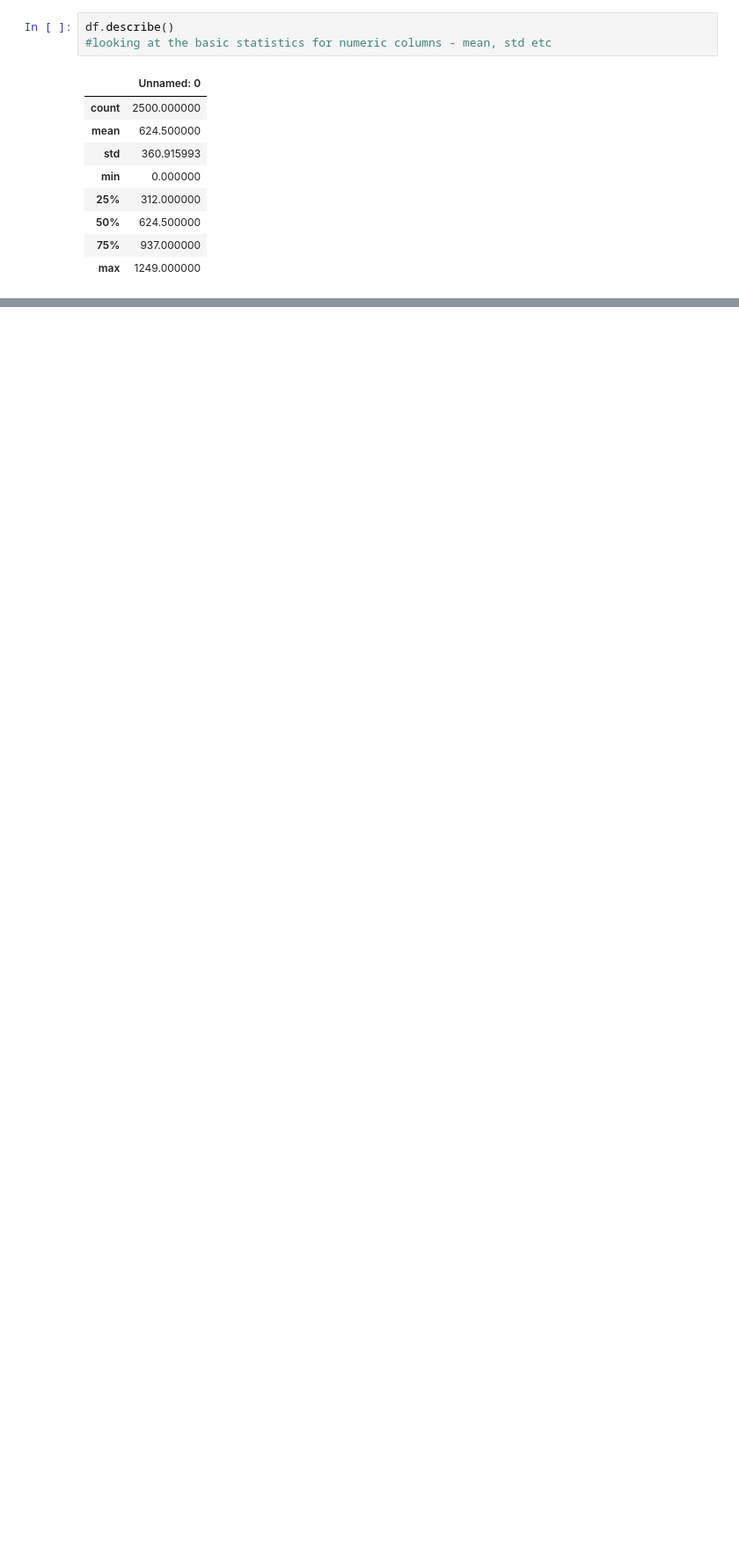
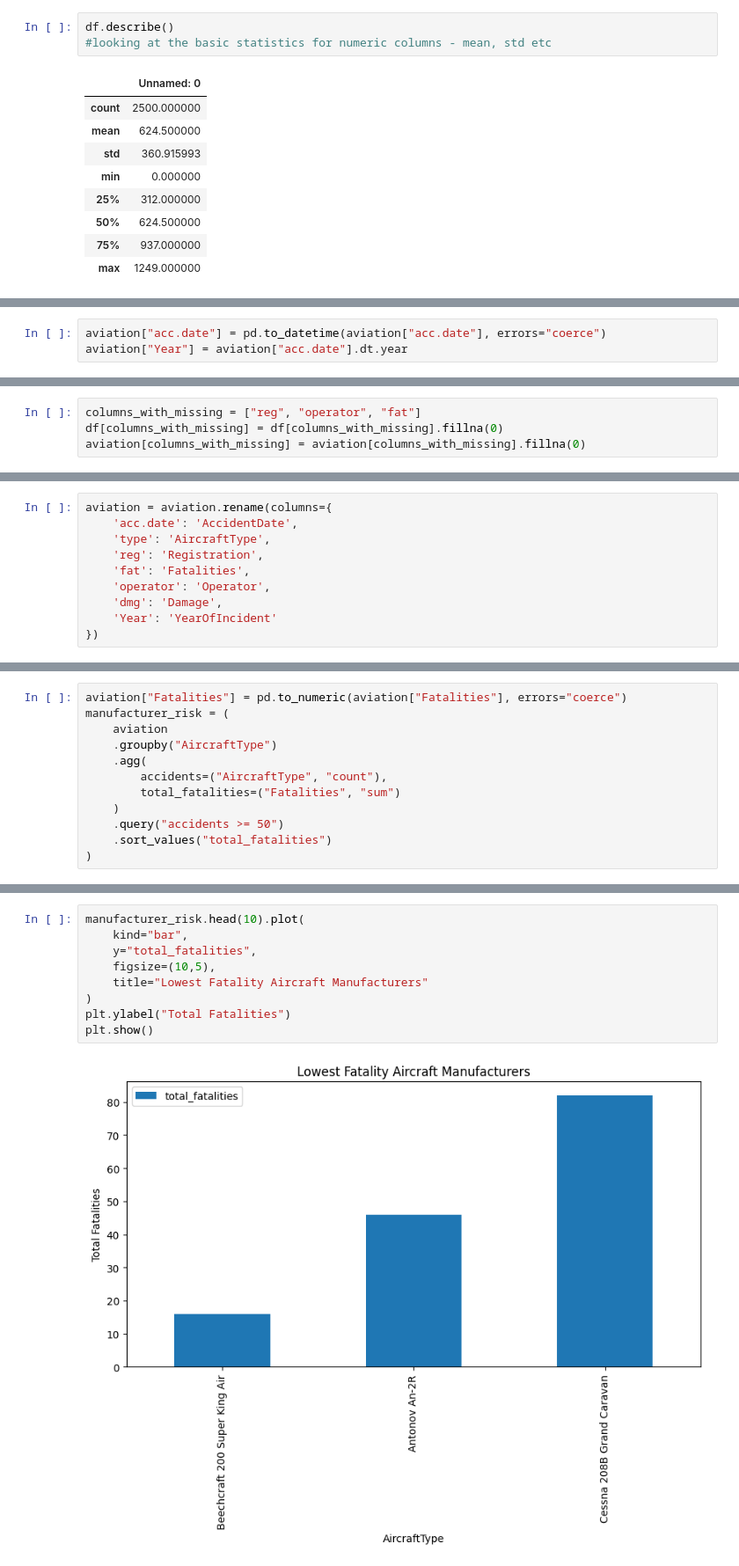
Before and after one commit to nyaruanda/Phase1_Aviation_Project, a Jupyter notebook: Aviation_risk_Analysis.ipynb, the cells around one changed output, grey strips where cells are left out. Shown at 88% size. Saved outputs shown, nothing was run; the diff lists cells and outputs as text; blank space fills up the shorter version.

Commit message:
Added Aviation Risk Analysis workflow and cleaned Fatalities column

```diff
--- a/Aviation_risk_Analysis.ipynb
+++ b/Aviation_risk_Analysis.ipynb
@@ -103,0 +135,3 @@ df.describe()
+# %%
+aviation["acc.date"] = pd.to_datetime(aviation["acc.date"], errors="coerce")
+aviation["Year"] = aviation["acc.date"].dt.year
@@ -103,0 +152,4 @@ df.describe()
+# %%
+columns_with_missing = ["reg", "operator", "fat"]
+df[columns_with_missing] = df[columns_with_missing].fillna(0)
+aviation[columns_with_missing] = aviation[columns_with_missing].fillna(0)
@@ -103,0 +158,10 @@ df.describe()
+# %%
+aviation = aviation.rename(columns={
+    'acc.date': 'AccidentDate',
+    'type': 'AircraftType',
+    'reg': 'Registration',
+    'fat': 'Fatalities',
+    'operator': 'Operator',
+    'dmg': 'Damage',
+    'Year': 'YearOfIncident'
+})
@@ -103,0 +179,12 @@ df.describe()
+# %%
+aviation["Fatalities"] = pd.to_numeric(aviation["Fatalities"], errors="coerce")
+manufacturer_risk = (
+    aviation
+    .groupby("AircraftType")
+    .agg(
+        accidents=("AircraftType", "count"),
+        total_fatalities=("Fatalities", "sum")
+    )
+    .query("accidents >= 50")
+    .sort_values("total_fatalities")
+)
@@ -103,0 +193,11 @@ df.describe()
+# %%
+manufacturer_risk.head(10).plot(
+    kind="bar",
+    y="total_fatalities",
+    figsize=(10,5),
+    title="Lowest Fatality Aircraft Manufacturers"
+)
+plt.ylabel("Total Fatalities")
+plt.show()
+# %% [output]
+[figure, added]
```
Also changed, not shown: parts of 39 cells of this notebook.
